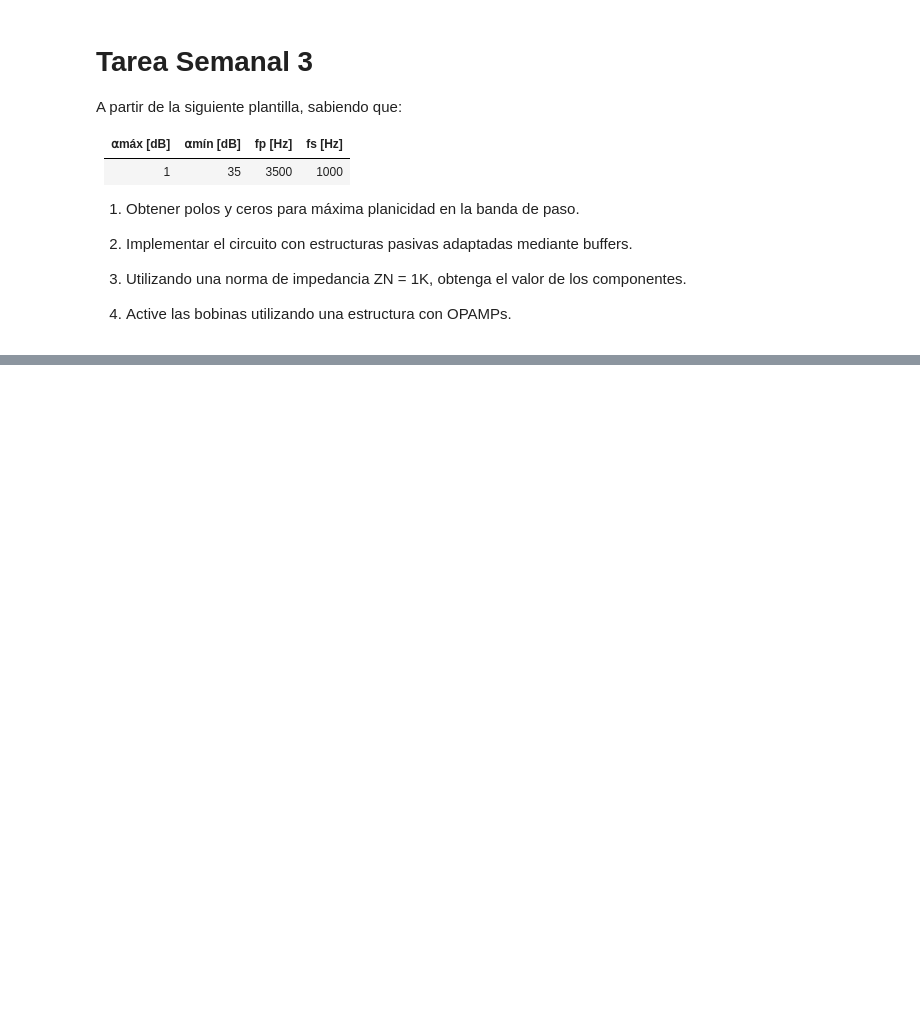
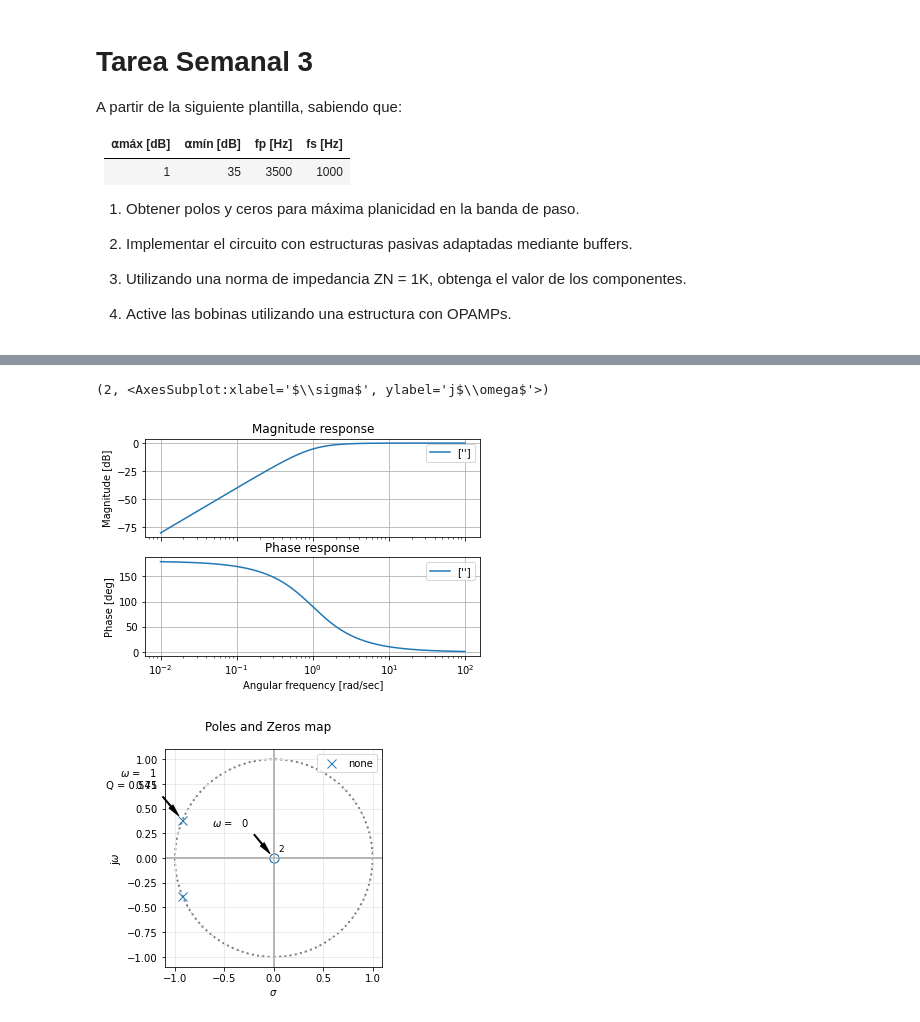
Before and after one commit to marrivas/Tareas-semanles-TC2, a Jupyter notebook: Tarea Semanal 3 v2.ipynb, the cells around one changed output, grey strips where cells are left out. Saved outputs shown, nothing was run; the diff lists cells and outputs as text; code cells hidden in the pictures; blank space fills up the shorter version.

```diff
--- a/Tarea Semanal 3 v2.ipynb
+++ b/Tarea Semanal 3 v2.ipynb
@@ -101,3 +101,24 @@ $ C = 70,32 nF $
 
 ![image-13.png](attachment:image-13.png)
 ![image-12.png](attachment:image-12.png)
+# %%
+from splane import pzmap, bodePlot
+from scipy.signal import TransferFunction
+import matplotlib.pyplot as plt
+import numpy as np
+
+w01 = 1
+Q1 = 0.5412
+
+numerador1 = [1,0,0]
+denominador1 = [1,w01/Q1,w01**2]
+
+my_tf1 = TransferFunction(numerador1, denominador1)
+
+bodePlot(my_tf1,1)
+
+pzmap(my_tf1,2)
+# %% [output]
+(2, <AxesSubplot:xlabel='$\\sigma$', ylabel='j$\\omega$'>)
+[figure, added]
+[figure, added]
```
Also changed, not shown: parts of 2 cells of this notebook.
